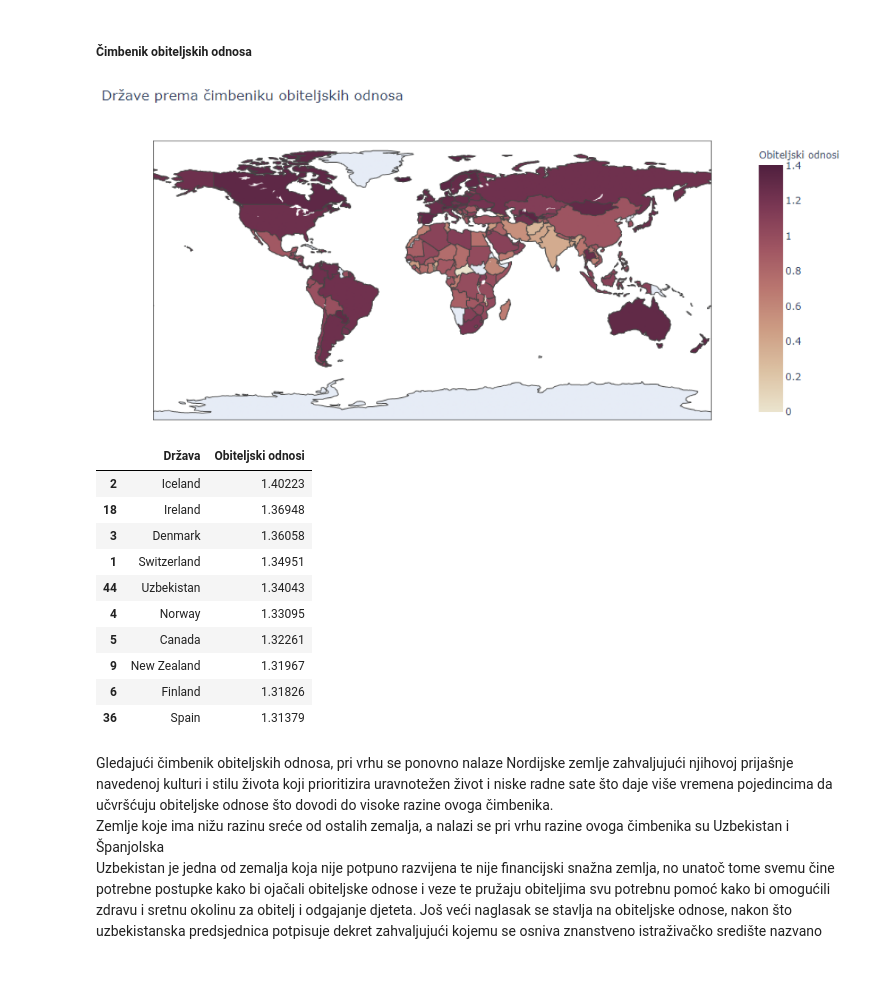
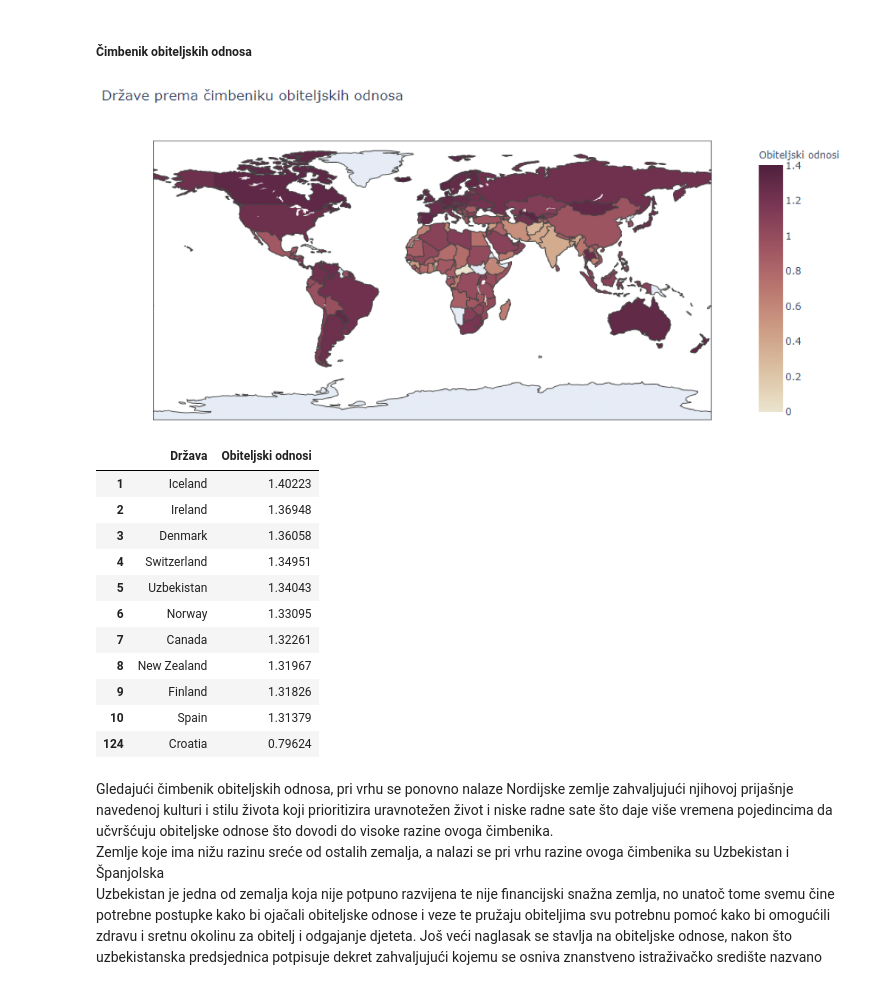
Before and after one commit to jslavic/radzaskolu, a Jupyter notebook: SkolskiRad.ipynb, the cells around one changed output. Drawn from its saved outputs; the diff is of its cells as text; code cells hidden in the pictures.

```diff
--- a/SkolskiRad.ipynb
+++ b/SkolskiRad.ipynb
@@ -87,6 +112,7 @@ fig, ax = plt.subplots(figsize=(12, 6))
 
 fig = ax.barh(y=podatci["Regija"],
               width=podatci["Sreća (0-10)"])
+plt.style.use('ggplot')
 
 ax.set(xlabel="Razina sreće (0-10)",
        ylabel="Regija")
@@ -481,25 +523,36 @@ Prema razini utjecaja ekonomskog čimbenika na sreću, pri vrhu se nalaze držav
 # %%
 fig, ax = plt.subplots(figsize=(18,12))
 
 img = mpimg.imread(r'slike\fig3.png')
 imgplot = plt.imshow(img)
 plt.axis('off')
 plt.show()
 
-podatci[["Država", "Obiteljski odnosi"]].sort_values(by=["Obiteljski odnosi"], ascending=False).head(10)
+data = podatci[["Država", "Obiteljski odnosi"]].sort_values(by=["Obiteljski odnosi"], ascending=False)
+data.reset_index(inplace=True, drop=True)
+
+hrv_index = data[data["Država"] == "Croatia"].index.tolist()
+index_list = [1, 2, 3, 4, 5, 6, 7, 8, 9, 10, hrv_index.pop()]
+
+data = data.head(10)
+data2 = hrv[["Država", "Obiteljski odnosi"]]
+data = data.append(data2)
+data.index = index_list
+data
 # %% [output]
 [figure]
 |  | Država | Obiteljski odnosi |
-| 2 | Iceland | 1.40223 |
-| 18 | Ireland | 1.36948 |
+| 1 | Iceland | 1.40223 |
+| 2 | Ireland | 1.36948 |
 | 3 | Denmark | 1.36058 |
-| 1 | Switzerland | 1.34951 |
-| 44 | Uzbekistan | 1.34043 |
-| 4 | Norway | 1.33095 |
-| 5 | Canada | 1.32261 |
-| 9 | New Zealand | 1.31967 |
-| 6 | Finland | 1.31826 |
-| 36 | Spain | 1.31379 |
+| 4 | Switzerland | 1.34951 |
+| 5 | Uzbekistan | 1.34043 |
+| 6 | Norway | 1.33095 |
+| 7 | Canada | 1.32261 |
+| 8 | New Zealand | 1.31967 |
+| 9 | Finland | 1.31826 |
+| 10 | Spain | 1.31379 |
+| 124 | Croatia | 0.79624 |
 # %% [markdown]
 Gledajući čimbenik obiteljskih odnosa, pri vrhu se ponovno nalaze Nordijske zemlje zahvaljujući njihovoj prijašnje navedenoj kulturi i stilu života koji prioritizira uravnotežen život i niske radne sate što daje više vremena pojedincima da učvršćuju obiteljske odnose što dovodi do visoke razine ovoga čimbenika. <br>
 Zemlje koje ima nižu razinu sreće od ostalih zemalja, a nalazi se pri vrhu razine ovoga čimbenika su Uzbekistan i Španjolska <br>
```
Also changed, not shown: parts of 7 cells of this notebook.
